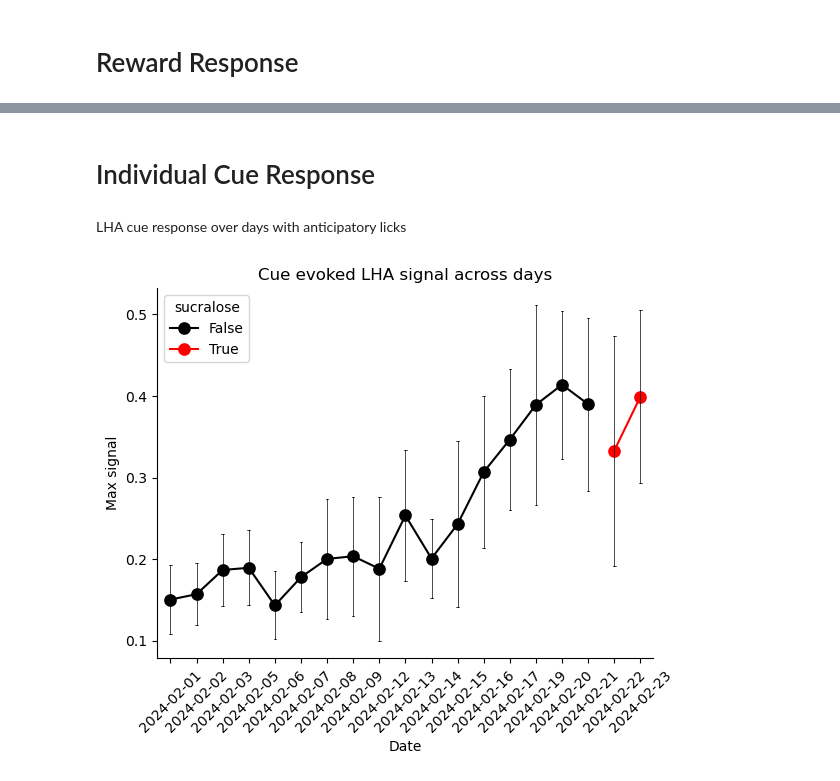
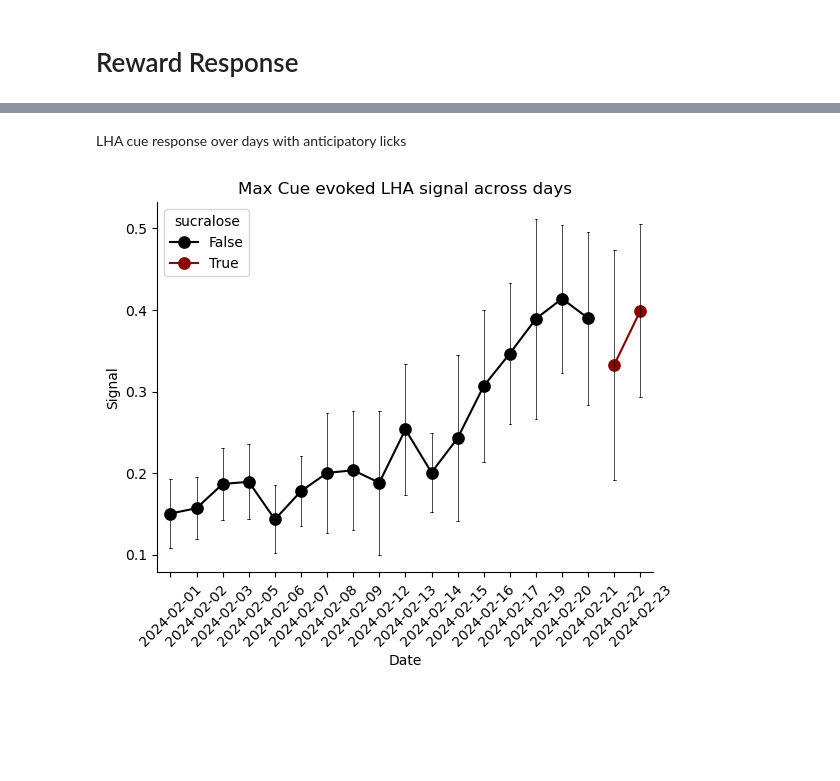
Before and after one commit to Mschaid/coral, a Jupyter notebook: notebooks/visualization.ipynb, the cells around one changed output, grey strips where cells are left out. Drawn from its saved outputs; the diff is of its cells as text; code cells hidden in the pictures; blank space fills up the shorter version.

```diff
--- a/notebooks/visualization.ipynb
+++ b/notebooks/visualization.ipynb
@@ -252,51 +214,56 @@ plot_fp_response('reward')
-# %% [markdown]
-# Individual Cue Response
 # %% [markdown]
 LHA cue response over days with anticipatory licks
 # %%
 
 fp_anticipatory = (
     grouped_fp
     .rename({'z_score': 'signal'})
     .filter(
         (pl.col('timestamps') > 0)
         &
         (pl.col('timestamps') < 5)
         # &
         # (pl.col('date').is_in(every_other_day)) =
     )
     .group_by(['subject', 'date', 'structures', 'behavioral_events', 'male', 'sucralose'])
     .agg([
         pl.col('signal').max().alias('max_signal'),
         pl.col('signal').mean().alias('mean_signal'),
         pl.col('signal').min().alias('min_signal'),
         pl.col('signal').sum().alias('sum_signal'),
     ])
     .sort('date')
 )
 
-sns.pointplot(data=fp_anticipatory.to_pandas().query(
-    "structures =='LHA' & behavioral_events == 'cue'"),
-              x='date',
-              y='max_signal',
-              errorbar='se',
-              linewidth=1.5,
-              palette=['black', 'red'],
-              hue = 'sucralose',
-            #   color = 'black',
-              capsize=0.1,
-              err_kws = {"color":'black',
-                        "linewidth": .5},
-              **{
-                  'marker': 'o',
-                  'markersize': 8,
-              }
-             )
-plt.xticks(rotation=45)
-plt.ylabel(r'Max signal')
-plt.xlabel('Date')
-plt.title('Cue evoked LHA signal across days')
-sns.despine()
-plt.show()
+def plot_consolidated_fp(y_col):
+    sns.pointplot(data=fp_anticipatory.to_pandas().query(
+        "structures =='LHA' & behavioral_events == 'cue'"),
+                x='date',
+                y=y_col,
+                errorbar='se',
+                linewidth=1.5,
+                palette=['black', 'darkred'],
+                hue = 'sucralose',
+                #   color = 'black',
+                capsize=0.1,
+                err_kws = {"color":'black',
+                            "linewidth": .5},
+                **{
+                    'marker': 'o',
+                    'markersize': 8,
+                }
+                )
+    plt.xticks(rotation=45)
+    plt.ylabel('Signal')
+    plt.xlabel('Date')
+    if y_col == 'max_signal':
+        plt.title(f'Max Cue evoked LHA signal across days')
+    if y_col == 'mean_signal':
+        plt.title(f'Mean Cue evoked LHA signal across days')
+    sns.despine()
+    plt.show()
+
+
+plot_consolidated_fp('max_signal')
 # %% [output]
-[figure, old version]
+[figure, new version]
```
Also changed, not shown: parts of 14 cells of this notebook.
